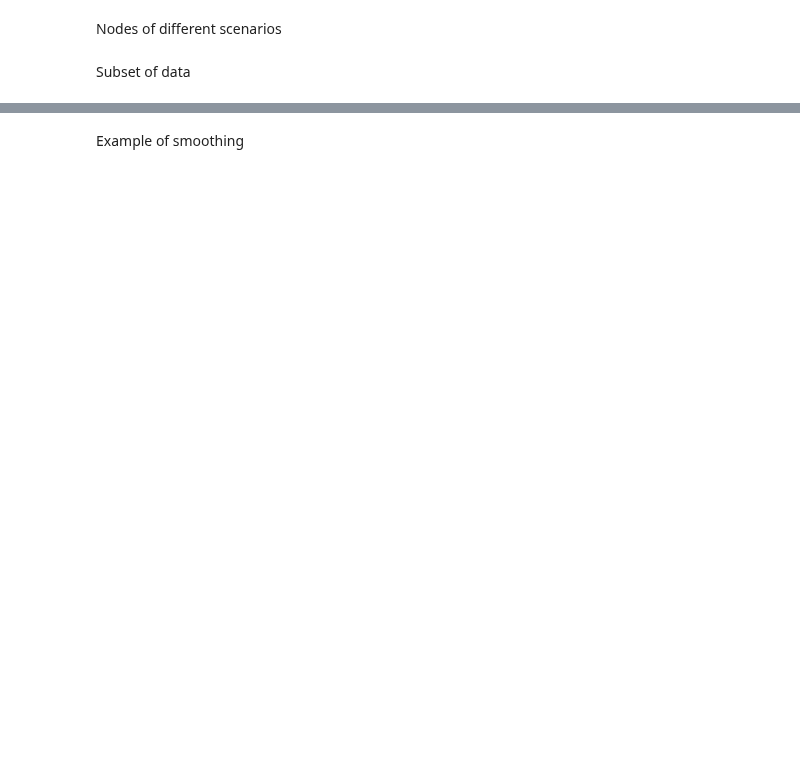
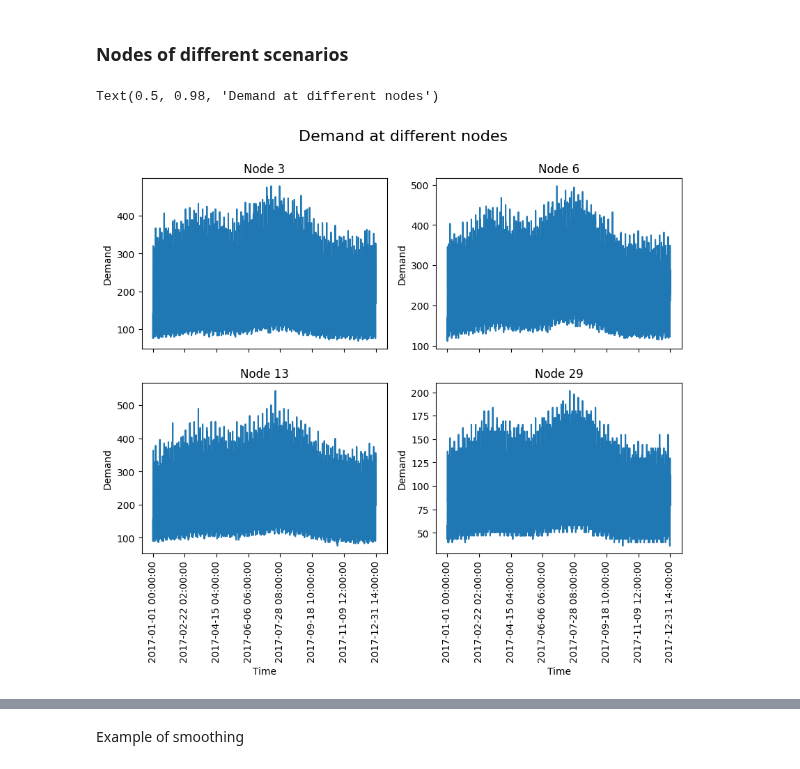
Before and after one commit to Mjnstag/IS-thesis-pattern-extraction, a Jupyter notebook: EDA.ipynb, the cells around one changed output, grey strips where cells are left out. Saved outputs shown, nothing was run; the diff lists cells and outputs as text; code cells hidden in the pictures; blank space fills up the shorter version.

```diff
--- a/EDA.ipynb
+++ b/EDA.ipynb
@@ -42,9 +83,12 @@ df_1 = read_files_dataframe(scenario_dir)
 # %% [markdown]
-Nodes of different scenarios
+### Nodes of different scenarios
 # %%
-fig, axs = plt.subplots(2, )
-df_15.Demands_Node_6.plot(ax=axs[1], xlabel="Time", ylabel="Demand", title="Scenario 15",figsize=(15, 9))
-df_1.Demands_Node_6.plot(ax=axs[0], xlabel="Time", ylabel="Demand", title="Scenario 1")
-fig.suptitle('Demand at Node 6', fontsize=16)
+fig, axs = plt.subplots(2, 2, sharex=True)
+df_1.Demands_Node_3.plot(ax=axs[0][0], xlabel="Time", ylabel="Demand", title="Node 3", figsize=(10, 7))
+df_1.Demands_Node_6.plot(ax=axs[0][1], xlabel="Time", ylabel="Demand", title="Node 6")
+df_1.Demands_Node_13.plot(ax=axs[1][0], xlabel="Time", ylabel="Demand", title="Node 13", rot=90)
+df_1.Demands_Node_29.plot(ax=axs[1][1], xlabel="Time", ylabel="Demand", title="Node 29", rot=90)
+fig.suptitle('Demand at different nodes', fontsize=16)
+# %% [output]
+Text(0.5, 0.98, 'Demand at different nodes')
+[figure, added]
-# %% [markdown]
-Subset of data
```
Also changed, not shown: parts of 27 cells of this notebook, 1 other file.
